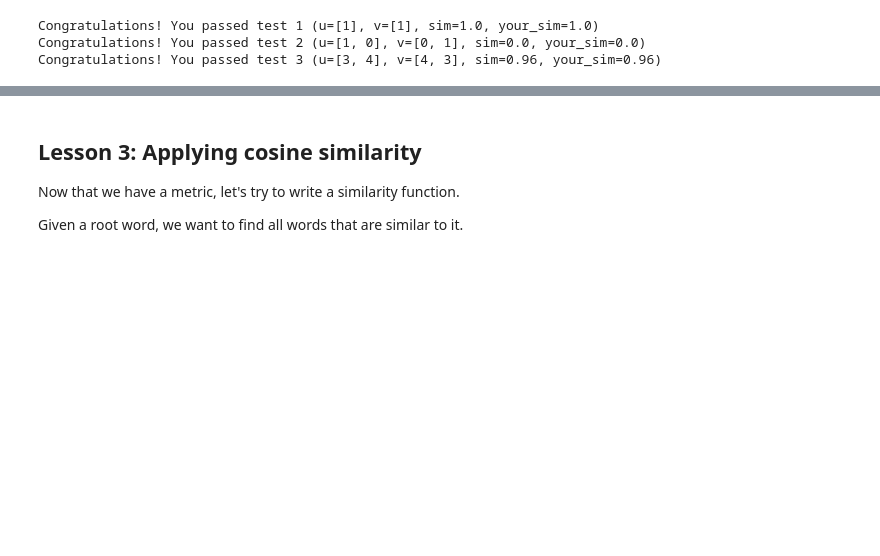
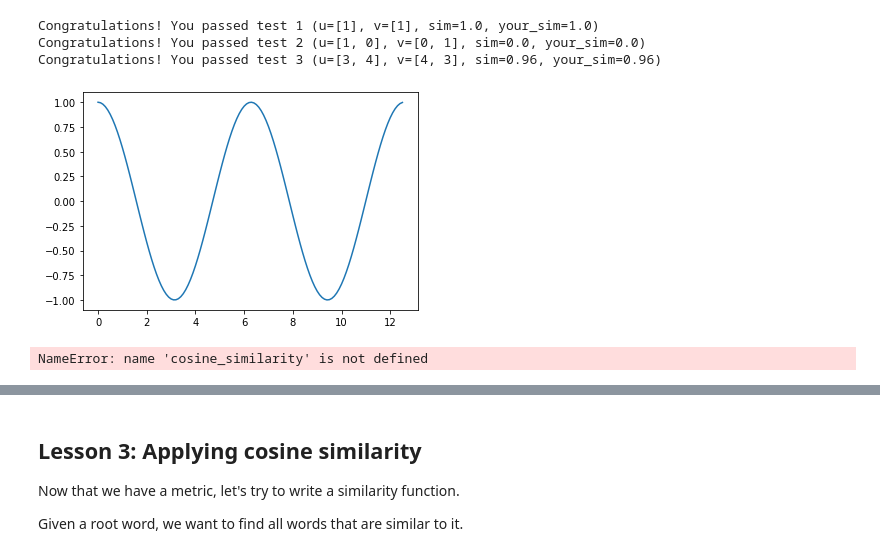
Before and after one commit to olivertemple/EMC-NLP, a Jupyter notebook: NLP/notebooks/4_CosineSimilarity.ipynb, the cells around one changed output, grey strips where cells are left out. Cells and saved outputs as stored; diff of their text form; code cells hidden in the pictures; blank space fills up the shorter version.

```diff
--- a/NLP/notebooks/4_CosineSimilarity.ipynb
+++ b/NLP/notebooks/4_CosineSimilarity.ipynb
@@ -105,6 +105,24 @@ Congratulations! You passed test 3 (u=[3, 4], v=[4, 3], sim=0.96, your_sim=0.96)
+# %%
+# Q1.2 - What are the bounds on the cosine similarity?
+# 1 and -1 are the bounds because of the cosine graph:
+import matplotlib.pyplot as plt
+
+x = np.arange(0,4*np.pi,0.1)   # start,stop,step
+y = np.cos(x)
+
+plt.plot(x,y)
+plt.show()
+# %% [output]
+[figure, added]
 # %%
 # Q1.3 - Find two 2D vectors which have maximum cosine similarity
 #      - What do they look like geometrically?
+print(cosine_similarity([1,0],[0,1]))
+
+plt.quiver(0,0, [0,1],[1,0],scale=5)
+plt.show()
+# %% [output]
+NameError: name 'cosine_similarity' is not defined
 # %%
 # Q1.4 - Find two 2D vectors which have minimum cosine similarity
 #      - What do they look like geometrically?
```
Also changed, not shown: parts of 14 cells of this notebook, 11 other files.
